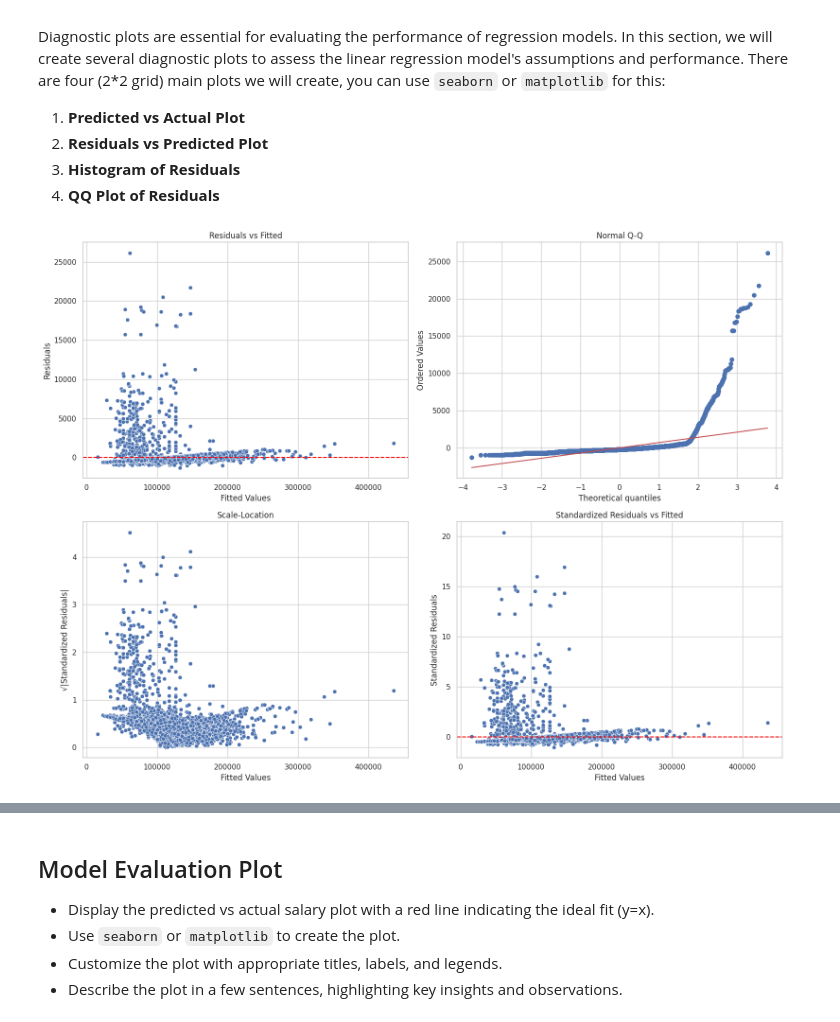
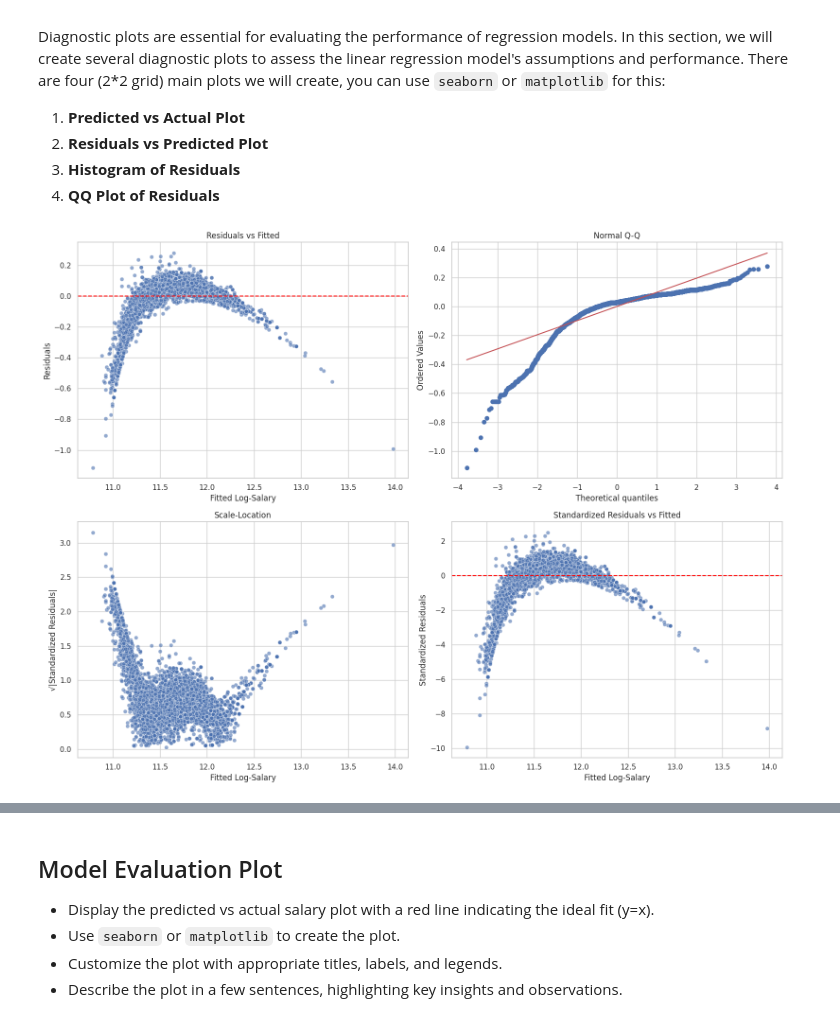
Before and after one commit to met-ad-688/lab08-pranjul11garg, a Jupyter notebook: lab08-pranjulgarg.ipynb, the cells around one changed output, grey strips where cells are left out. Cells and saved outputs as stored; diff of their text form; code cells hidden in the pictures.

```diff
--- a/lab08-pranjulgarg.ipynb
+++ b/lab08-pranjulgarg.ipynb
@@ -256,49 +264,54 @@ import scipy.stats as stats
 import numpy as np
 import pandas as pd
 
-df_pred = summary.predictions.select("prediction", "SALARY").toPandas()
+# Convert predictions to pandas
+df_pred = summary.predictions.select("prediction", "log_salary").toPandas()
 
+# Residuals and fitted values
+df_pred["residuals"] = df_pred["log_salary"] - df_pred["prediction"]
+df_pred["fitted"] = df_pred["prediction"]
 
-df_pred["residuals"] = df_pred["SALARY"] - df_pred["prediction"]
-df_pred["fitted"] = df_pred["prediction"]
+# Standardized residuals
 res_mean = df_pred["residuals"].mean()
 res_std = df_pred["residuals"].std()
 df_pred["std_residuals"] = (df_pred["residuals"] - res_mean) / res_std
 df_pred["sqrt_std_resid"] = np.sqrt(np.abs(df_pred["std_residuals"]))
 
+# Plot layout
 plt.figure(figsize=(16, 12))
 sns.set_theme(style="whitegrid")
 
-# Plot 1: Residuals vs Fitted
+# 1. Residuals vs Fitted
 plt.subplot(2, 2, 1)
-sns.scatterplot(x="fitted", y="residuals", data=df_pred)
+sns.scatterplot(x="fitted", y="residuals", data=df_pred, alpha=0.6)
 plt.axhline(0, linestyle="--", color="red")
 plt.title("Residuals vs Fitted")
-plt.xlabel("Fitted Values")
+plt.xlabel("Fitted Log-Salary")
 plt.ylabel("Residuals")
 
-# Plot 2: Q-Q Plot of Residuals
+# 2. Normal Q-Q
 plt.subplot(2, 2, 2)
 stats.probplot(df_pred["residuals"], dist="norm", plot=plt)
 plt.title("Normal Q-Q")
 
-# Plot 3: Scale-Location Plot
+# 3. Scale-Location Plot
 plt.subplot(2, 2, 3)
-sns.scatterplot(x="fitted", y="sqrt_std_resid", data=df_pred)
+sns.scatterplot(x="fitted", y="sqrt_std_resid", data=df_pred, alpha=0.6)
 plt.title("Scale-Location")
-plt.xlabel("Fitted Values")
+plt.xlabel("Fitted Log-Salary")
 plt.ylabel("√|Standardized Residuals|")
 
-# Plot 4: Approximate Residuals vs Leverage
+# 4. Standardized Residuals vs Fitted
 plt.subplot(2, 2, 4)
-sns.scatterplot(x="fitted", y="std_residuals", data=df_pred)
+sns.scatterplot(x="fitted", y="std_residuals", data=df_pred, alpha=0.6)
 plt.axhline(0, linestyle="--", color="red")
 plt.title("Standardized Residuals vs Fitted")
-plt.xlabel("Fitted Values")
+plt.xlabel("Fitted Log-Salary")
 plt.ylabel("Standardized Residuals")
 
+# Output
 plt.tight_layout()
 plt.savefig("_output/glr_diagnostic_classic.png")
 plt.show()
 # %% [output]
-[figure, old version]
+[figure, new version]
```
Also changed, not shown: parts of 12 cells of this notebook, 1 other file.
